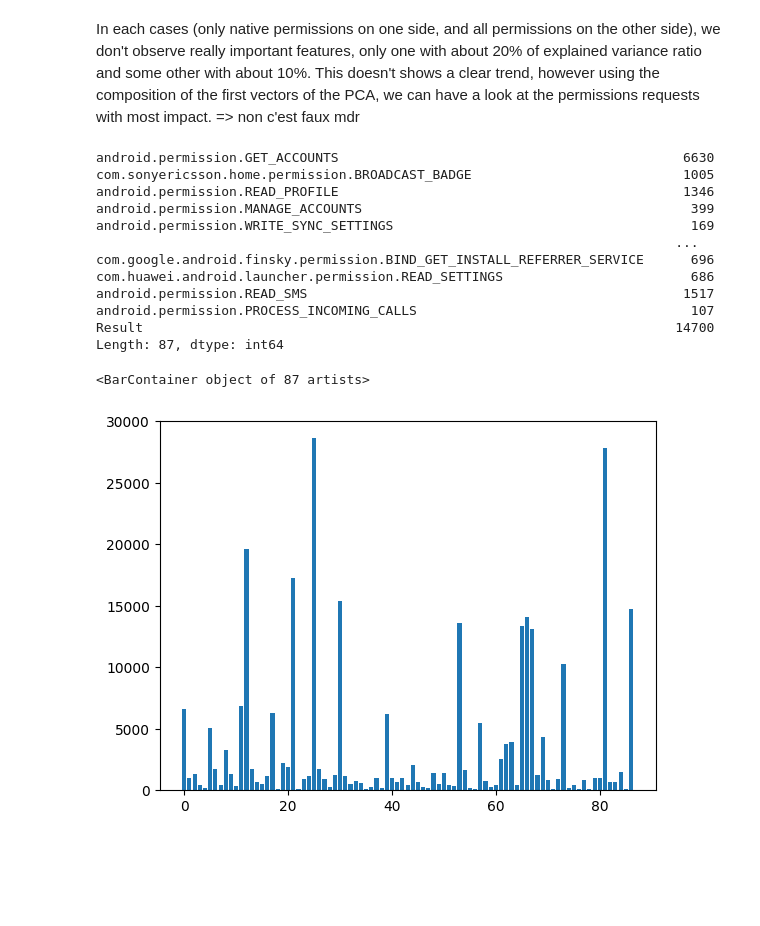
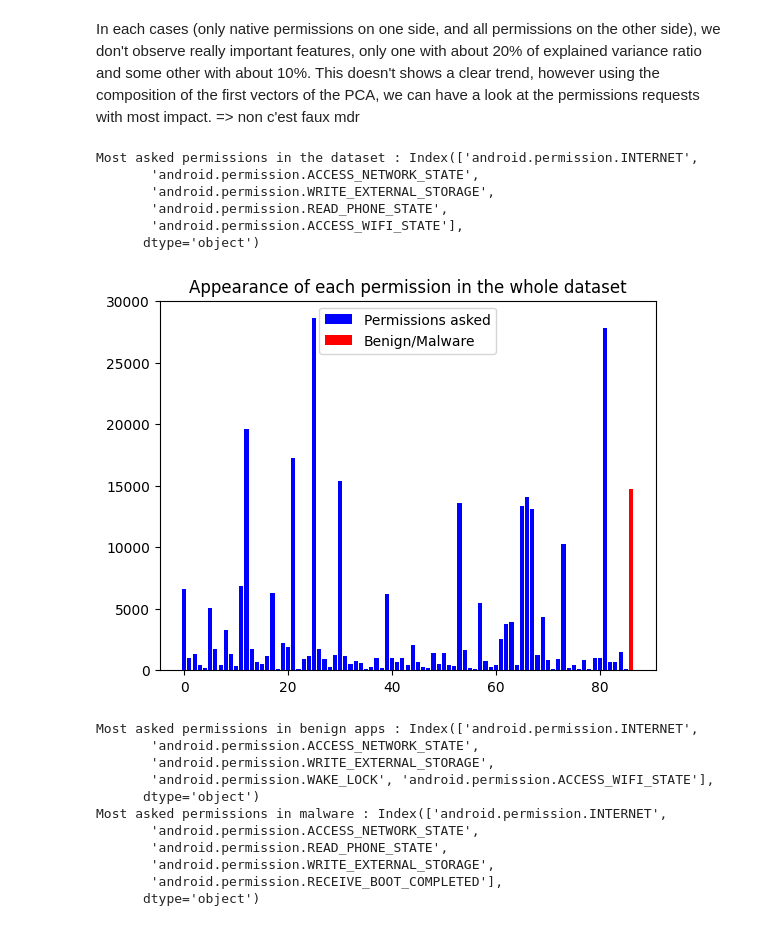
Before and after one commit to AugustinGrunewald/-NATICUSdroid, a Jupyter notebook: main.ipynb, the cells around one changed output. Saved outputs shown, nothing was run; the diff lists cells and outputs as text; code cells hidden in the pictures; blank space fills up the shorter version.

```diff
--- a/main.ipynb
+++ b/main.ipynb
@@ -132,20 +136,46 @@ Index(['android.permission.ACCESS_COARSE_LOCATION',
 # %% [markdown]
 In each cases (only native permissions on one side, and all permissions on the other side), we don't observe really important features, only one with about 20% of explained variance ratio and some other with about 10%. This doesn't shows a clear trend, however using the composition of the first vectors of the PCA, we can have a look at the permissions requests with most impact. => non c'est faux mdr
 # %%
+# Looking at the appearance of each permissions by counting them (binary data)
 row_count = original_df.sum()
-plt.bar(range(original_df.shape[1]), row_count)
+
+# The most asked permissions
+first_five_ind = np.argsort(row_count[:-1])[::-1][:5]
+print(f"Most asked permissions in the dataset : {original_df.columns[first_five_ind]}")
+
+# Plotting
+plt.title("Appearance of each permission in the whole dataset")
+plt.bar(range(original_df.shape[1] - 1), row_count[:-1], color="blue", label="Permissions asked")
+plt.bar(original_df.shape[1] - 1, row_count[-1], color="red", label="Benign/Malware")
+plt.legend();
 # %% [output]
-android.permission.GET_ACCOUNTS                                            6630
-com.sonyericsson.home.permission.BROADCAST_BADGE                           1005
-android.permission.READ_PROFILE                                            1346
-android.permission.MANAGE_ACCOUNTS                                          399
-android.permission.WRITE_SYNC_SETTINGS                                      169
-                                                                          ...
-com.google.android.finsky.permission.BIND_GET_INSTALL_REFERRER_SERVICE      696
-com.huawei.android.launcher.permission.READ_SETTINGS                        686
-android.permission.READ_SMS                                                1517
-android.permission.PROCESS_INCOMING_CALLS                                   107
-Result                                                                    14700
-Length: 87, dtype: int64
+Most asked permissions in the dataset : Index(['android.permission.INTERNET',
+       'android.permission.ACCESS_NETWORK_STATE',
+       'android.permission.WRITE_EXTERNAL_STORAGE',
+       'android.permission.READ_PHONE_STATE',
+       'android.permission.ACCESS_WIFI_STATE'],
+      dtype='object')
-<BarContainer object of 87 artists>
-[figure, old version]
+[figure, new version]
+# %%
+# Same job but distinguishing benign and malware
+benign_row_count = benign_df.drop("Result", axis=1).sum()
+malware_row_count = malware_df.drop("Result", axis=1).sum()
+
+# The most asked permissions
+benign_first_five_ind = np.argsort(benign_row_count)[::-1][:5]
+malware_first_five_ind = np.argsort(malware_row_count)[::-1][:5]
+
+print(f"Most asked permissions in benign apps : {original_df.columns[benign_first_five_ind]}")
+print(f"Most asked permissions in malware : {original_df.columns[malware_first_five_ind]}")
+# %% [output]
+Most asked permissions in benign apps : Index(['android.permission.INTERNET',
+       'android.permission.ACCESS_NETWORK_STATE',
+       'android.permission.WRITE_EXTERNAL_STORAGE',
+       'android.permission.WAKE_LOCK', 'android.permission.ACCESS_WIFI_STATE'],
+      dtype='object')
+Most asked permissions in malware : Index(['android.permission.INTERNET',
+       'android.permission.ACCESS_NETWORK_STATE',
+       'android.permission.READ_PHONE_STATE',
+       'android.permission.WRITE_EXTERNAL_STORAGE',
+       'android.permission.RECEIVE_BOOT_COMPLETED'],
+      dtype='object')
```
Also changed, not shown: parts of 13 cells of this notebook.
